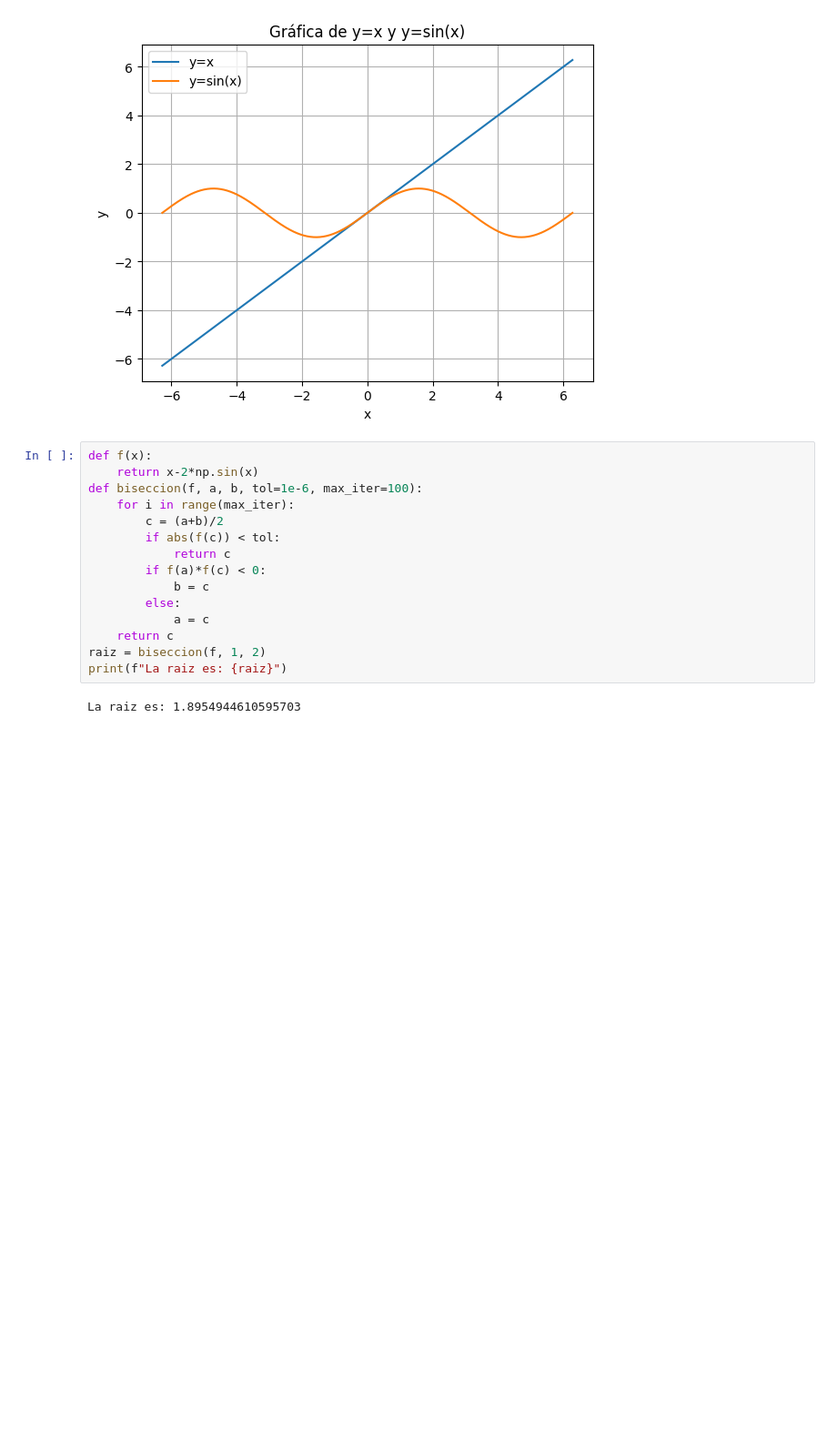
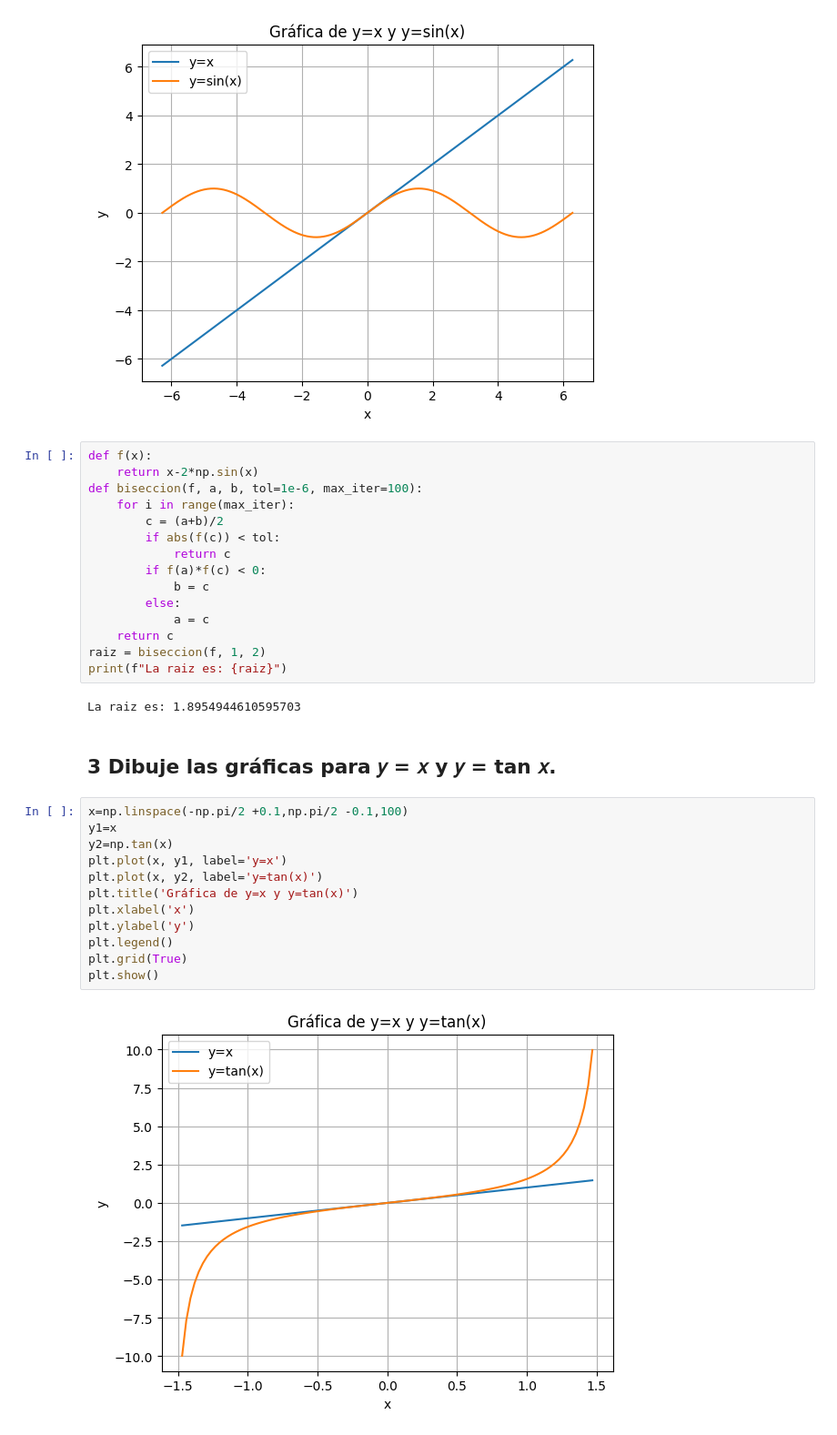
Before and after one commit to MatthewC-20/Deber4, a Jupyter notebook: Deber3.ipynb, the cells around one changed output. Shown at 91% size. Cells and saved outputs as stored; diff of their text form; blank space fills up the shorter version.

```diff
--- a/Deber3.ipynb
+++ b/Deber3.ipynb
@@ -76,3 +76,19 @@ raiz = biseccion(f, 1, 2)
 print(f"La raiz es: {raiz}")
 # %% [output]
 La raiz es: 1.8954944610595703
+# %% [markdown]
+## 3 Dibuje las gráficas para 𝑦 = 𝑥 y 𝑦 = tan 𝑥.
+# %%
+x=np.linspace(-np.pi/2 +0.1,np.pi/2 -0.1,100)
+y1=x
+y2=np.tan(x)
+plt.plot(x, y1, label='y=x')
+plt.plot(x, y2, label='y=tan(x)')
+plt.title('Gráfica de y=x y y=tan(x)')
+plt.xlabel('x')
+plt.ylabel('y')
+plt.legend()
+plt.grid(True)
+plt.show()
+# %% [output]
+[figure, added]
```
Also changed, not shown: parts of 8 cells of this notebook.
